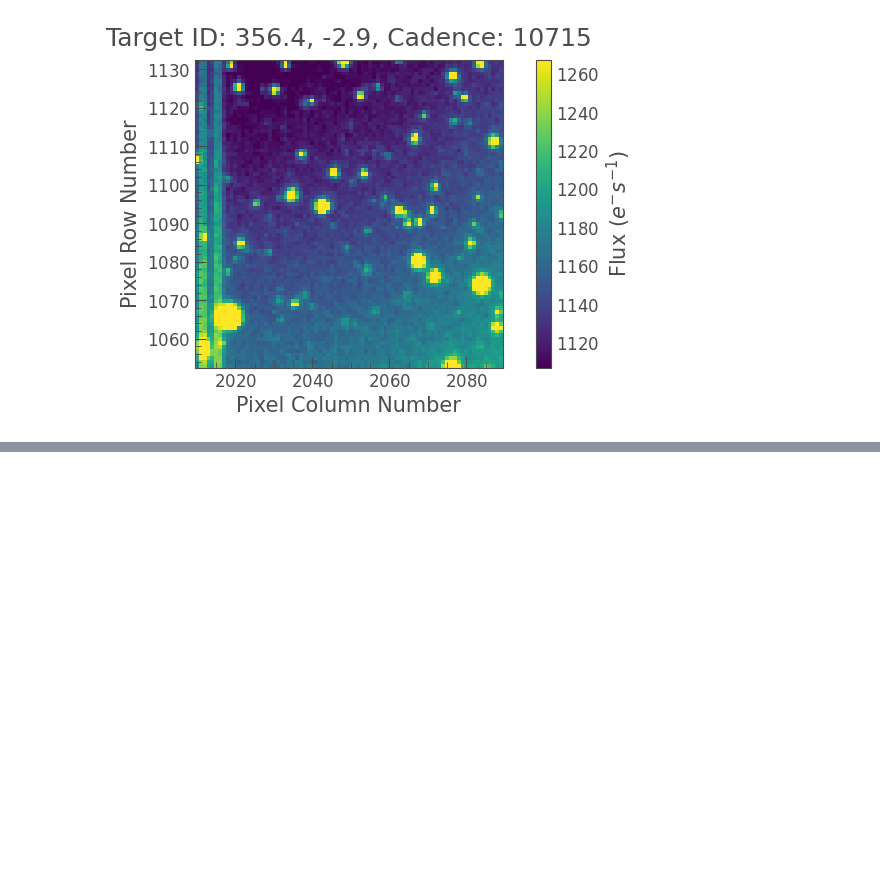
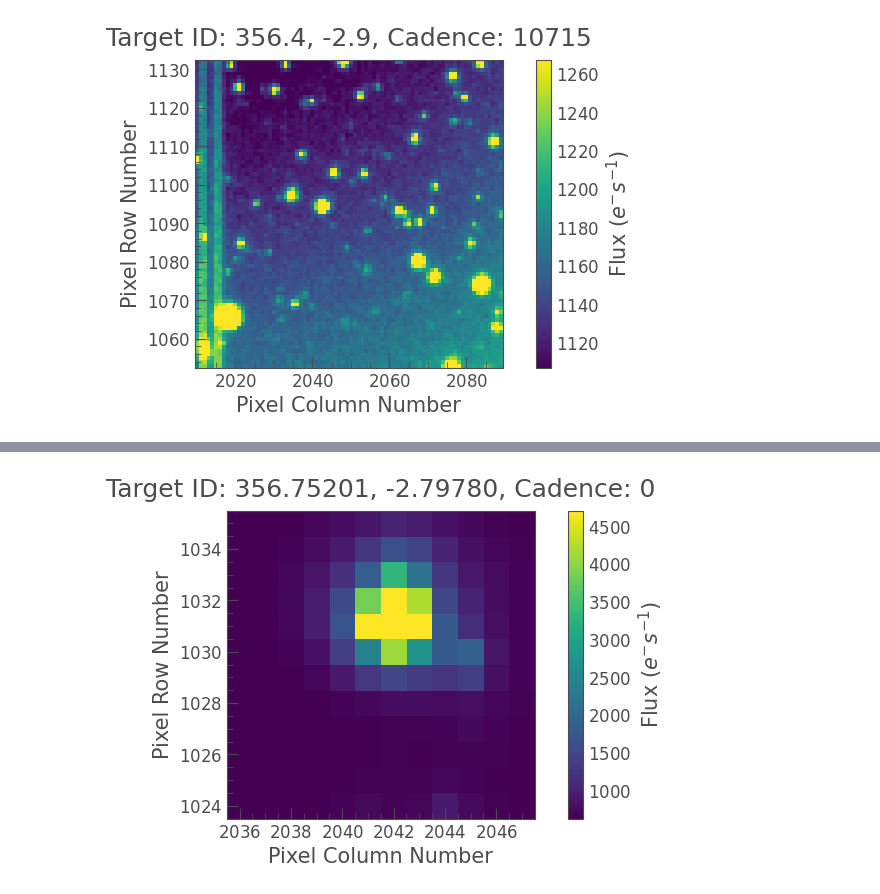
Before and after one commit to kenny-phan/tess-ice-giants, a Jupyter notebook: BINGO!.ipynb, the cells around one changed output, grey strips where cells are left out. Cells and saved outputs as stored; diff of their text form; code cells hidden in the pictures; blank space fills up the shorter version.

```diff
--- a/BINGO!.ipynb
+++ b/BINGO!.ipynb
@@ -206,0 +215,7 @@ tpf_100px.plot(cadenceno = 10715);
+# %%
+check = lk.search_tesscut('356.75201, -2.79780', sector=70)
+checktpf = check.download(cutout_size=12)
+checktpf.plot();
+%matplotlib inline
+# %% [output]
+[figure, added]
```
Also changed, not shown: parts of 1 cell of this notebook, 6 other files.
